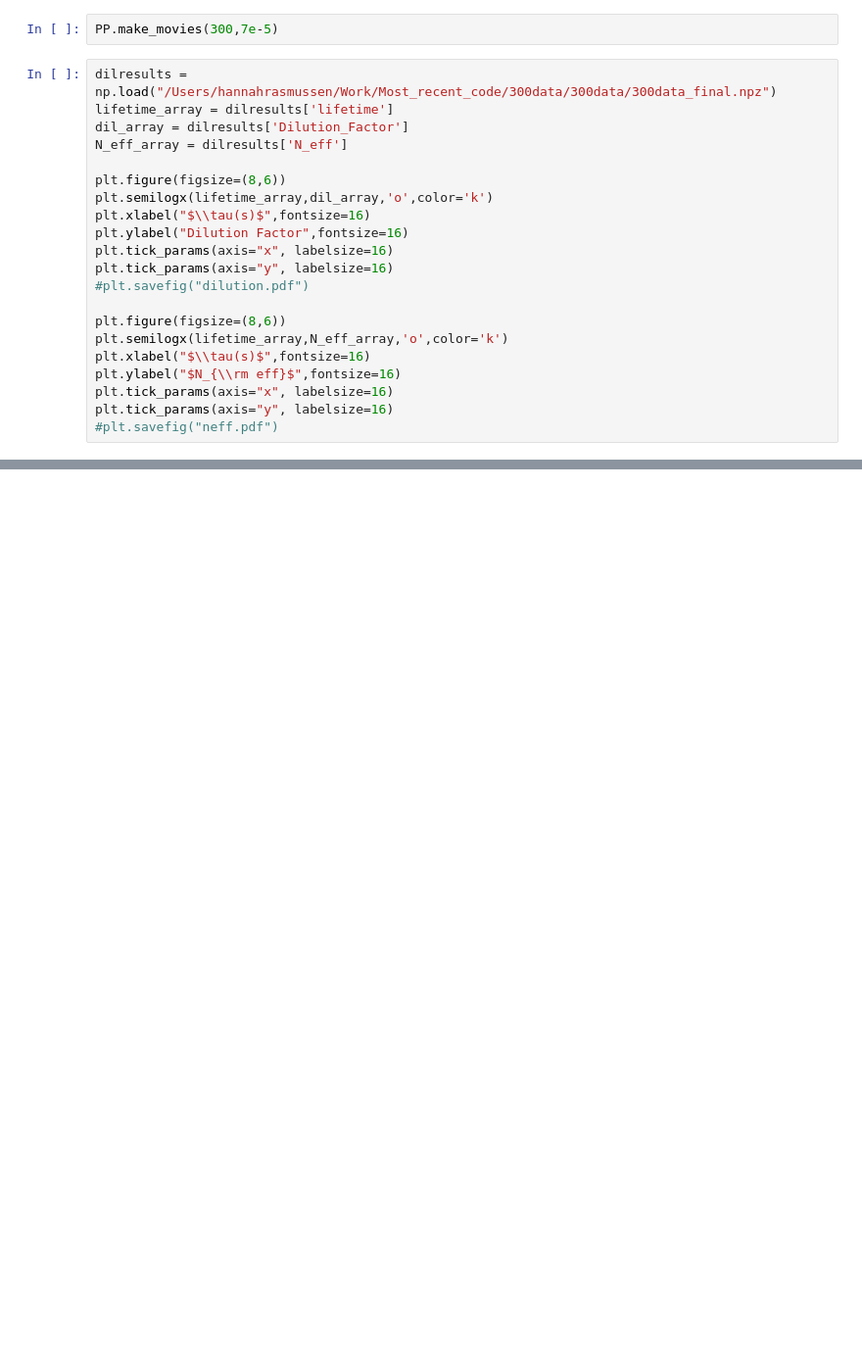
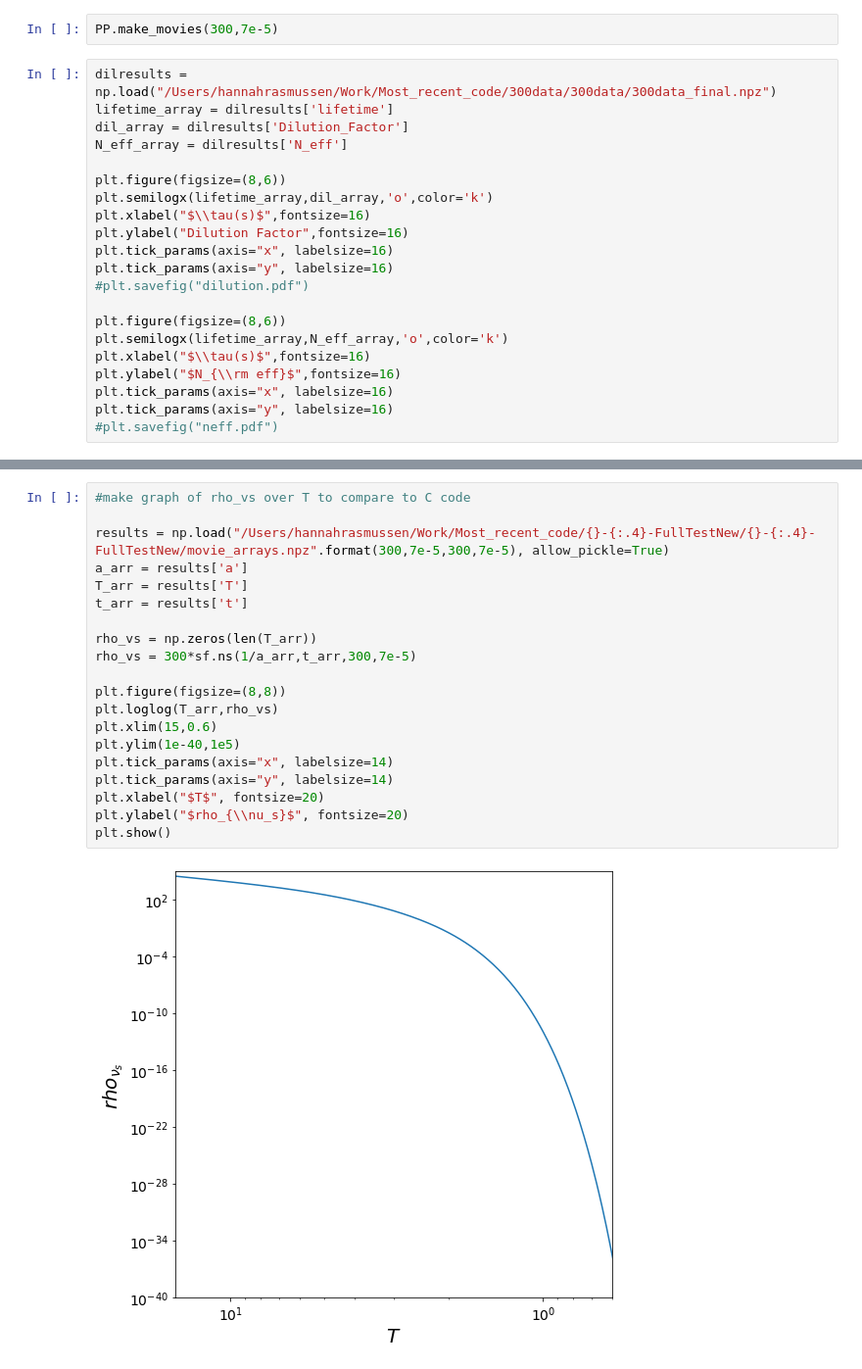
Before and after one commit to hannahrasmussen/PostProcessing, a Jupyter notebook: RunPostProcessing.ipynb, the cells around one changed output, grey strips where cells are left out. Shown at 98% size. Drawn from its saved outputs; the diff is of its cells as text; blank space fills up the shorter version.

```diff
--- a/RunPostProcessing.ipynb
+++ b/RunPostProcessing.ipynb
@@ -182,0 +478,22 @@ plt.show()
+# %%
+#make graph of rho_vs over T to compare to C code
+
+results = np.load("/Users/hannahrasmussen/Work/Most_recent_code/{}-{:.4}-FullTestNew/{}-{:.4}-FullTestNew/movie_arrays.npz".format(300,7e-5,300,7e-5), allow_pickle=True)
+a_arr = results['a']
+T_arr = results['T']
+t_arr = results['t']
+
+rho_vs = np.zeros(len(T_arr))
+rho_vs = 300*sf.ns(1/a_arr,t_arr,300,7e-5)
+
+plt.figure(figsize=(8,8))
+plt.loglog(T_arr,rho_vs)
+plt.xlim(15,0.6)
+plt.ylim(1e-40,1e5)
+plt.tick_params(axis="x", labelsize=14)
+plt.tick_params(axis="y", labelsize=14)
+plt.xlabel("$T$", fontsize=20)
+plt.ylabel("$rho_{\\nu_s}$", fontsize=20)
+plt.show()
+# %% [output]
+[figure, added]
```
Also changed, not shown: parts of 17 cells of this notebook, 1 other file.
